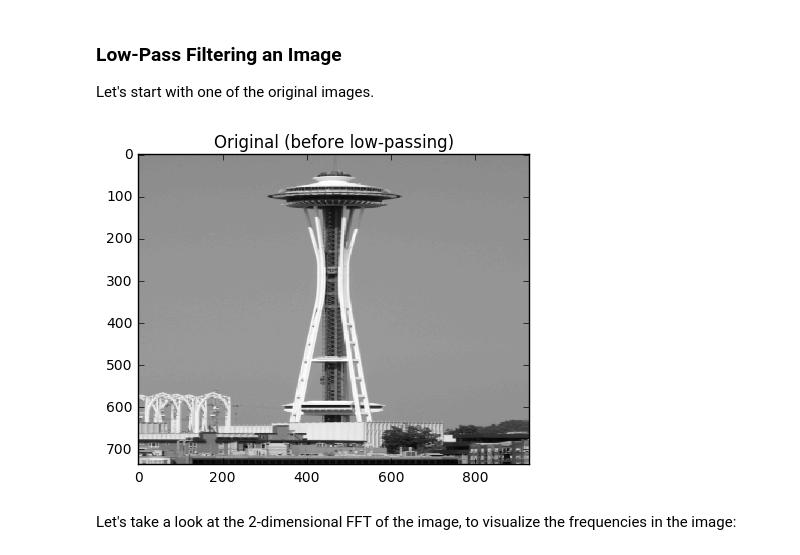
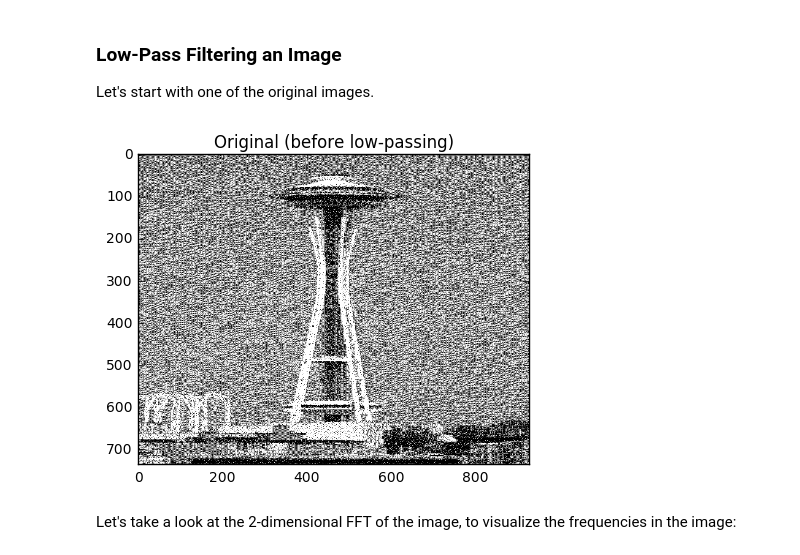
Before and after one commit to mohsaad/tag-dsp, a Jupyter notebook: week-1/advanced/Hybrid Images.ipynb, the cells around one changed output. Drawn from its saved outputs; the diff is of its cells as text; code cells hidden in the pictures.

```diff
--- a/week-1/advanced/Hybrid Images.ipynb
+++ b/week-1/advanced/Hybrid Images.ipynb
@@ -38,11 +38,11 @@ def plot(data, title):
     plt.title(title)
 plot.i = 0
 # %%
-lp_add = Image.open("imgs/im1.png")
+lp_add = Image.open("imgs/im1.png").convert('1')
 plot(lp_add, "Original (before low-passing)")
 plot.i += 1
 # %% [output]
-[figure, old version]
+[figure, new version]
 # %% [markdown]
 Let's take a look at the 2-dimensional FFT of the image, to visualize the frequencies in the image:
 # %%
```
Also changed, not shown: parts of 7 cells of this notebook.
